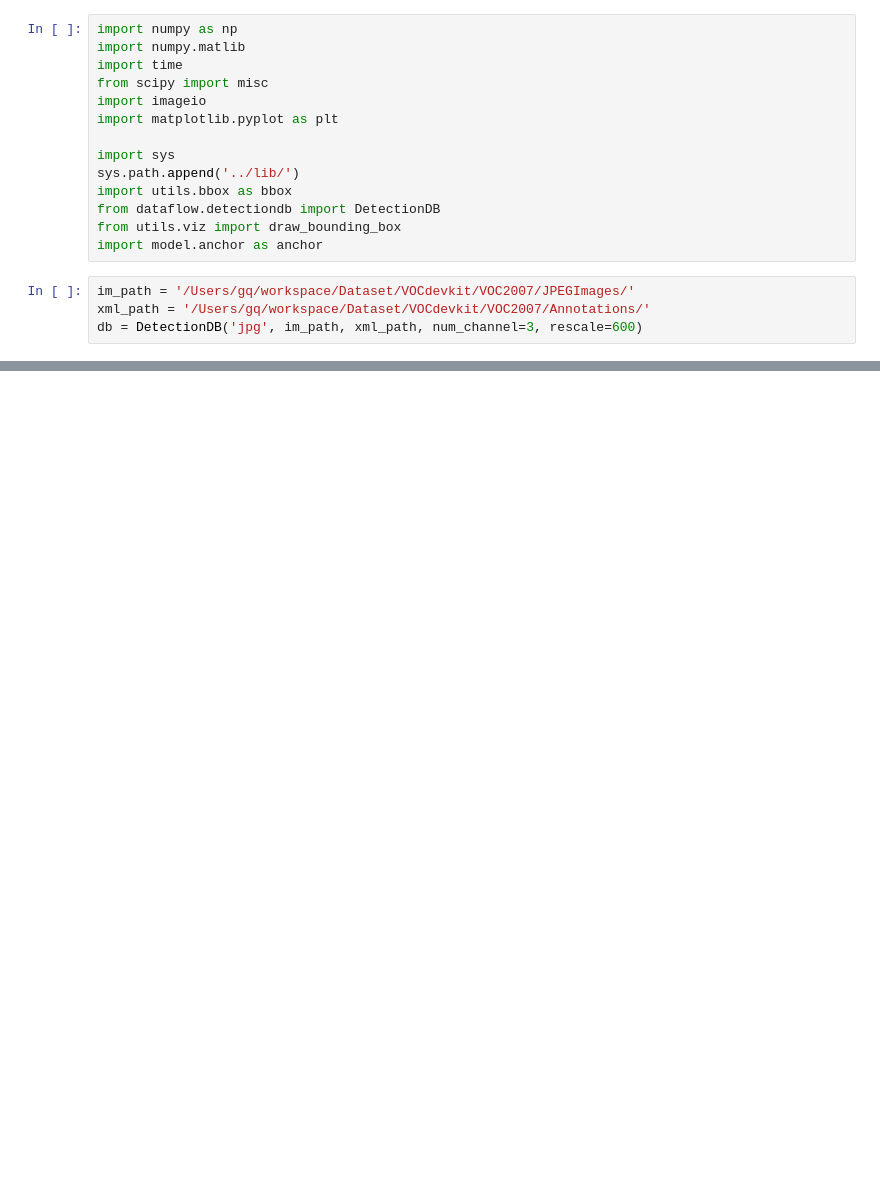
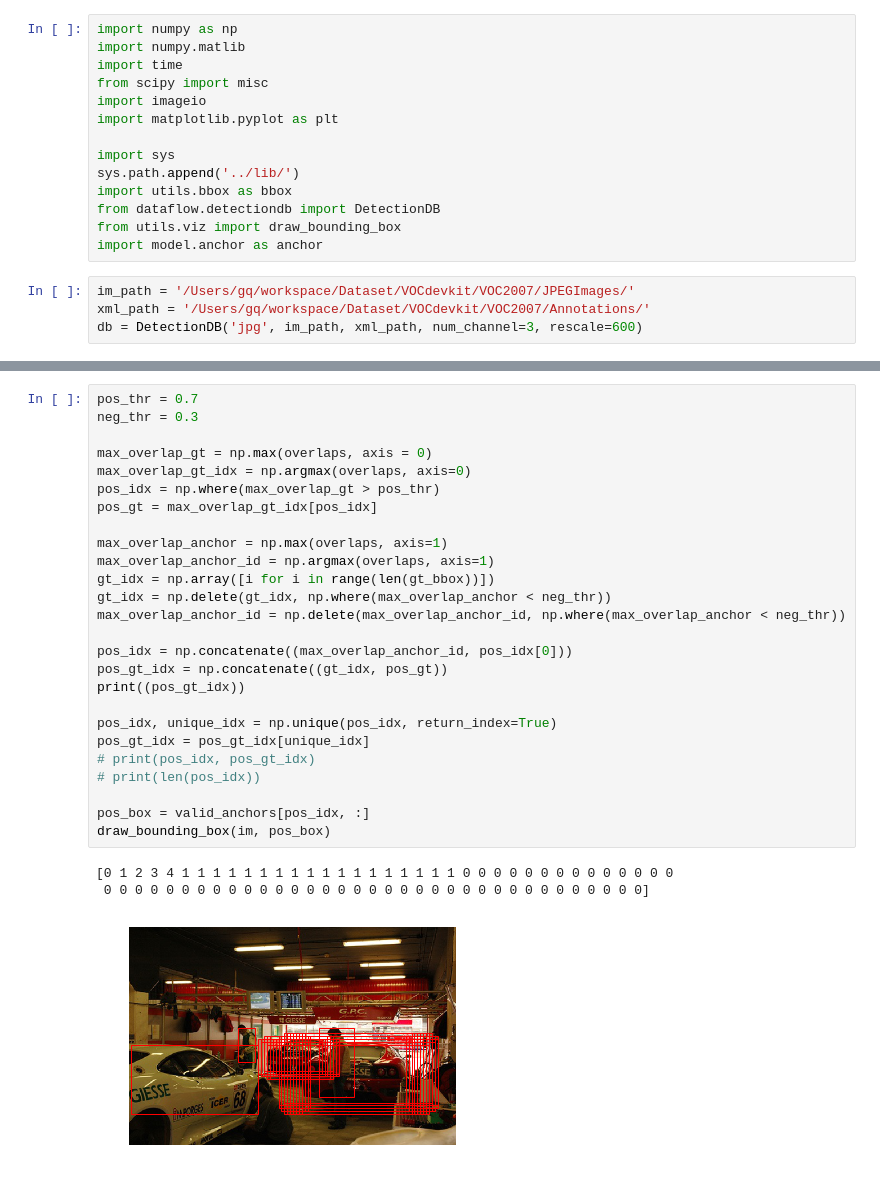
Before and after one commit to conan7882/object-detection-python, a Jupyter notebook: demo/Untitled.ipynb, the cells around one changed output, grey strips where cells are left out. Saved outputs shown, nothing was run; the diff lists cells and outputs as text; blank space fills up the shorter version.

```diff
--- a/demo/Untitled.ipynb
+++ b/demo/Untitled.ipynb
@@ -33,0 +42,30 @@ draw_bounding_box(im, pos_box)
+# %%
+pos_thr = 0.7
+neg_thr = 0.3
+
+max_overlap_gt = np.max(overlaps, axis = 0)
+max_overlap_gt_idx = np.argmax(overlaps, axis=0)
+pos_idx = np.where(max_overlap_gt > pos_thr)
+pos_gt = max_overlap_gt_idx[pos_idx]
+
+max_overlap_anchor = np.max(overlaps, axis=1)
+max_overlap_anchor_id = np.argmax(overlaps, axis=1)
+gt_idx = np.array([i for i in range(len(gt_bbox))])
+gt_idx = np.delete(gt_idx, np.where(max_overlap_anchor < neg_thr))
+max_overlap_anchor_id = np.delete(max_overlap_anchor_id, np.where(max_overlap_anchor < neg_thr))
+
+pos_idx = np.concatenate((max_overlap_anchor_id, pos_idx[0]))
+pos_gt_idx = np.concatenate((gt_idx, pos_gt))
+print((pos_gt_idx))
+
+pos_idx, unique_idx = np.unique(pos_idx, return_index=True)
+pos_gt_idx = pos_gt_idx[unique_idx]
+# print(pos_idx, pos_gt_idx)
+# print(len(pos_idx))
+
+pos_box = valid_anchors[pos_idx, :]
+draw_bounding_box(im, pos_box)
+# %% [output]
+[0 1 2 3 4 1 1 1 1 1 1 1 1 1 1 1 1 1 1 1 1 1 1 0 0 0 0 0 0 0 0 0 0 0 0 0 0
+ 0 0 0 0 0 0 0 0 0 0 0 0 0 0 0 0 0 0 0 0 0 0 0 0 0 0 0 0 0 0 0 0 0 0 0]
+[figure, added]
```
Also changed, not shown: parts of 12 cells of this notebook, 2 other files.
